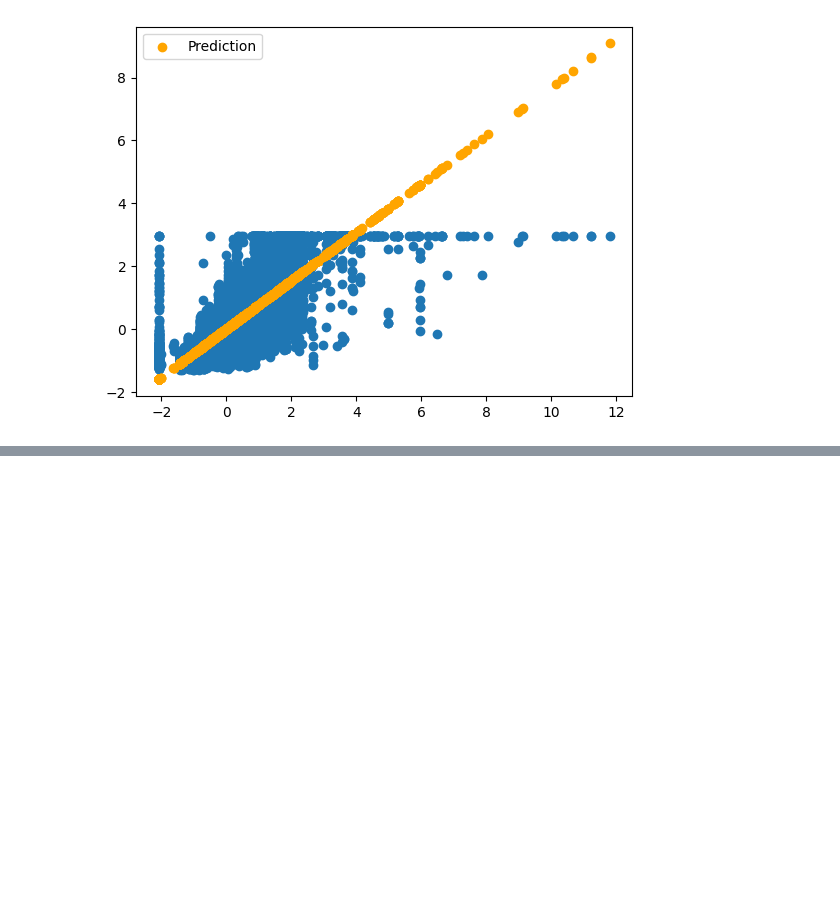
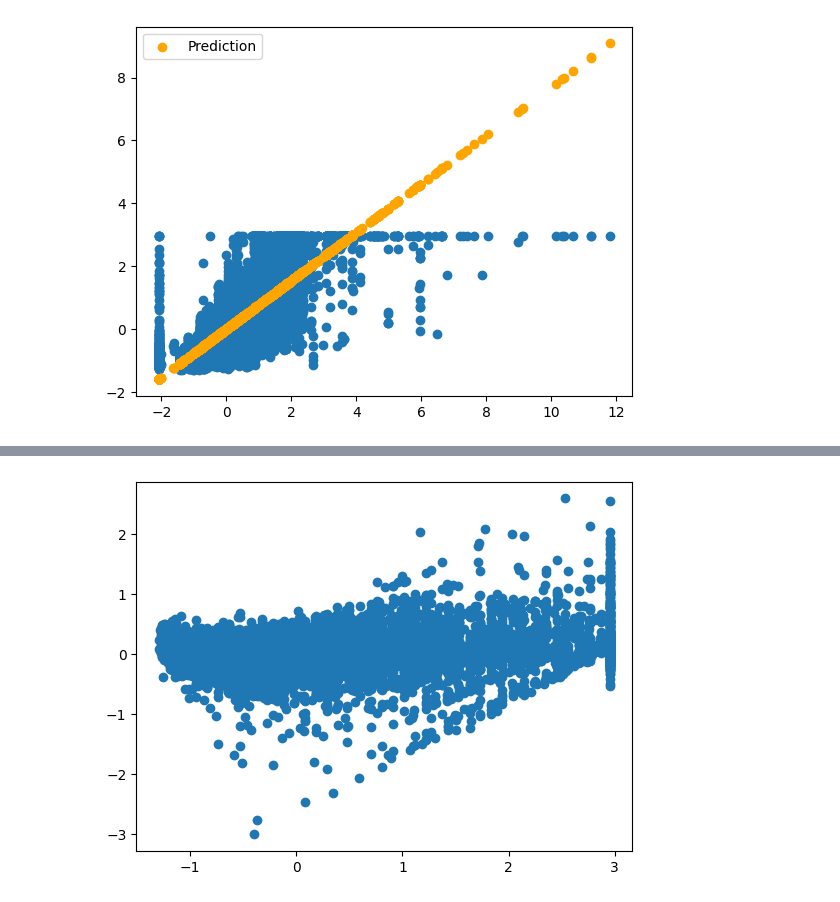
Before and after one commit to jdeepanshu/cars-EDA-ML, a Jupyter notebook: Cars_LinearRegression.ipynb, the cells around one changed output, grey strips where cells are left out. Cells and saved outputs as stored; diff of their text form; code cells hidden in the pictures; blank space fills up the shorter version.

```diff
--- a/Cars_LinearRegression.ipynb
+++ b/Cars_LinearRegression.ipynb
@@ -118,0 +333,17 @@ plt.show()
+# %%
+from sklearn.linear_model import LinearRegression
+model = LinearRegression()
+X = df[df.columns.drop('selling_price')]
+Y = df["selling_price"]
+X = X.to_numpy()
+Y = Y.to_numpy()
+model.fit(X, Y) # no need to that extra column of 1s for sklearn
+Y_hat = model.predict(X)
+# %%
+errors = Y - Y_hat
+# %%
+import matplotlib.pyplot as plt
+plt.scatter(Y, errors)
+plt.show()
+# %% [output]
+[figure, added]
```
Also changed, not shown: parts of 21 cells of this notebook.
